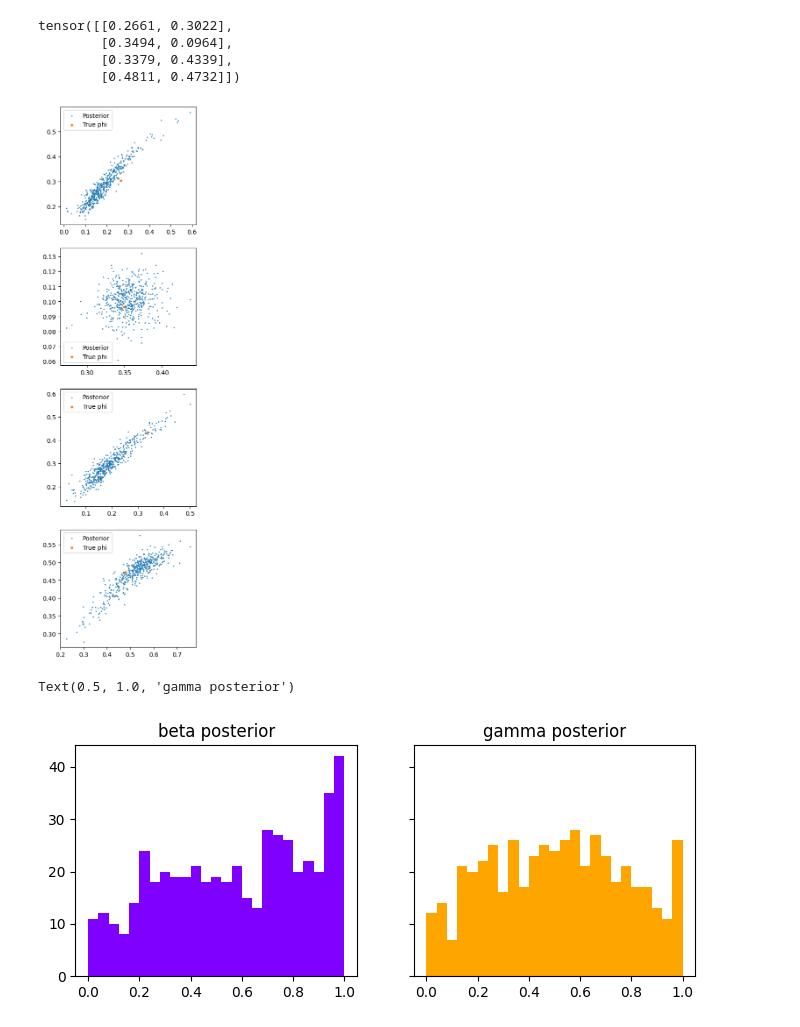
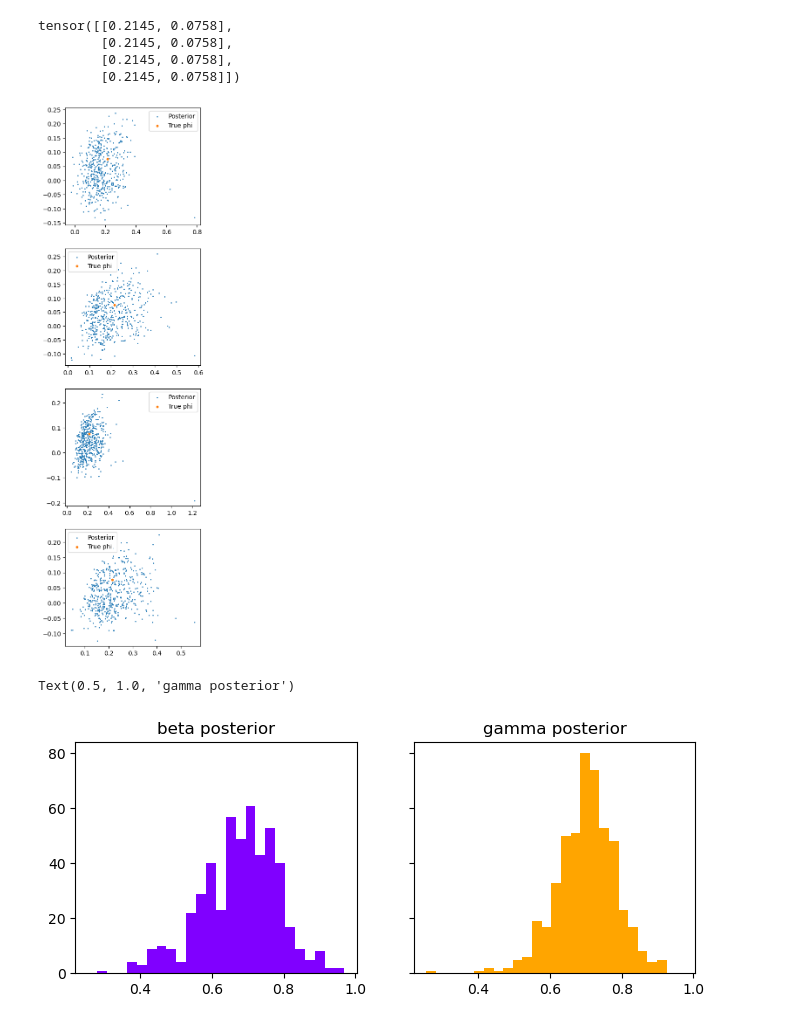
Before and after one commit to nidropakshin2/Amortized-learning, a Jupyter notebook: notebooks/SIR_flow.ipynb, the cells around one changed output. Drawn from its saved outputs; the diff is of its cells as text; code cells hidden in the pictures.

```diff
--- a/notebooks/SIR_flow.ipynb
+++ b/notebooks/SIR_flow.ipynb
@@ -98,11 +98,18 @@ def summary(x):
     R_final = R[:, -1] / R.sum(dim=1)
     R_final = torch.transpose(R_final.expand(1, R_final.shape[0]), 0, 1)
 
+    R_integral = (R / R[:, -1, None]).sum(dim=1) / R.shape[1]
+    R_integral = torch.transpose(R_integral.expand(1, R_integral.shape[0]), 0, 1)
+
     S_final = S[:, -1] / S.sum(dim=1)
     S_final = torch.transpose(S_final.expand(1, S_final.shape[0]), 0, 1)
 
+    S_integral = (S / S[:, 0, None]).sum(dim=1) / S.shape[1]
+    S_integral = torch.transpose(S_integral.expand(1, S_integral.shape[0]), 0, 1)
 
-    return torch.cat([t_peak, I_peak_norm, I_integral, R_final, S_final], dim=1)
+
+
+    return torch.cat([t_peak, I_peak_norm, R_final, S_final, S_integral, I_integral, R_integral], dim=1)
 
 phi = sample_prior(2)
 x = simulate(phi, sir, 90)
@@ -191,7 +198,7 @@ def train(model,
         phi_1 = sample_prior(1000).to(device)
 
         s = summary(simulate(phi_1, sir, T_max)).to(device)
-        phi_0 = torch.randn_like(phi_1).to(device)
+        phi_0 = torch.rand_like(phi_1).to(device)
         t = torch.rand(phi_1.shape[0], 1).to(device)
 
         # print(phi_1.shape, t.shape, s.shape)
@@ -214,8 +221,8 @@ def train(model,
 
     return losses
 
-model = CondFlow(2, 5, 64).to(device)
-optimizer = torch.optim.Adam(model.parameters(), lr=1e-2)
+model = CondFlow(2, 7, 64).to(device)
+optimizer = torch.optim.Adam(model.parameters(), lr=1e-3)
 loss = torch.nn.MSELoss()
 sim_parameters = {"sir": (1000, 100, 0),
                   "T_max": 90}
@@ -317,15 +322,19 @@ def sample_posterior(phi, s, n_steps=10, n_samples=1000):
 
 sir = (1000, 100, 0)
 
-phi = sample_prior(4).to(device)
-# phi = torch.tensor([[0.2216, 0.0523]])
+# phi = sample_prior(4).to(device)
+phi = torch.tensor([[0.2145, 0.0758],
+        [0.2145, 0.0758],
+        [0.2145, 0.0758],
+        [0.2145, 0.0758]])
 x = simulate(phi, sir, 90)
 s = summary(x).to(device)
 print(phi)
 
 _, ax = plt.subplots(phi.shape[0], 1, figsize=(4, 4 * phi.shape[0]))
-posterior = sample_posterior(phi, s, n_steps=32, n_samples=500).cpu()
+steps = [4, 8, 16, 32, 64]
 for i in range(phi.shape[0]):
+    posterior = sample_posterior(phi, s, n_steps=steps[i], n_samples=500).cpu()
     # print(posterior)
     # ax[i].scatter(torch.log(posterior[:, 0]), torch.log(posterior[:, 1]), s=1, label=f"Posterior")
     # ax[i].scatter(torch.log(phi[:, 0]), torch.log(phi[:, 1]), s=10, label=f"True phi")
@@ -333,42 +342,47 @@ for i in range(phi.shape[0]):
     ax[i].scatter(phi[i, 0].cpu(), phi[i, 1].cpu(), s=10, label=f"True phi")
     ax[i].legend()
 # %% [output]
-tensor([[0.2661, 0.3022],
-        [0.3494, 0.0964],
-        [0.3379, 0.4339],
-        [0.4811, 0.4732]])
+tensor([[0.2145, 0.0758],
+        [0.2145, 0.0758],
+        [0.2145, 0.0758],
+        [0.2145, 0.0758]])
-[figure, old version]
+[figure, new version]
 # %%
 def sample_posterior(phi, s, n_steps=10, n_samples=1000):
     model.eval()
     posterior = []
     time_steps = torch.linspace(0.0, 1.0, n_steps + 1).to(device)
     for i in range(n_samples):
         pred_phi = torch.randn_like(phi).to(device)
         for i in range(n_steps):
             pred_phi = model.step(phi=pred_phi, x=s, t_start=time_steps[i], t_end=time_steps[i+1])
         posterior.append(pred_phi[:, None, :])
     return torch.cat(posterior, dim=1).detach()
 
 
 sir = (1000, 100, 0)
+
 phi = sample_prior(500).to(device)
 # phi = torch.tensor([[0.2145, 0.0758],
 #         [0.0278, 0.0501],
 #         [0.2631, 0.1156],
 #         [1.2791, 0.3799]])
 
 x = simulate(phi, sir, 90)
 s = summary(x).to(device)
 
-posterior = sample_posterior(phi, s, n_steps=32, n_samples=100)
+posterior = sample_posterior(phi, s, n_steps=32, n_samples=200)
 ranks = (posterior < phi[:, None, :]).sum(dim=-2) / posterior.shape[1]
+
+# for i in range(10):
+#     posterior = sample_posterior(phi, s, n_steps=32, n_samples=10)
+#     ranks += (posterior < phi[:, None, :]).sum(dim=-2) / posterior.shape[1]
 
 _, ax = plt.subplots(1, 2, sharex=True, sharey=True, figsize=(8, 3))
 ax[0].hist(ranks[:, 0], bins=25, color="#8000ff")
 ax[0].set_title("beta posterior")
 ax[1].hist(ranks[:, 1], bins=25, color="orange")
 ax[1].set_title("gamma posterior")
 # %% [output]
 Text(0.5, 1.0, 'gamma posterior')
-[figure, old version]
+[figure, new version]
```
Also changed, not shown: parts of 9 cells of this notebook, 3 other files.
